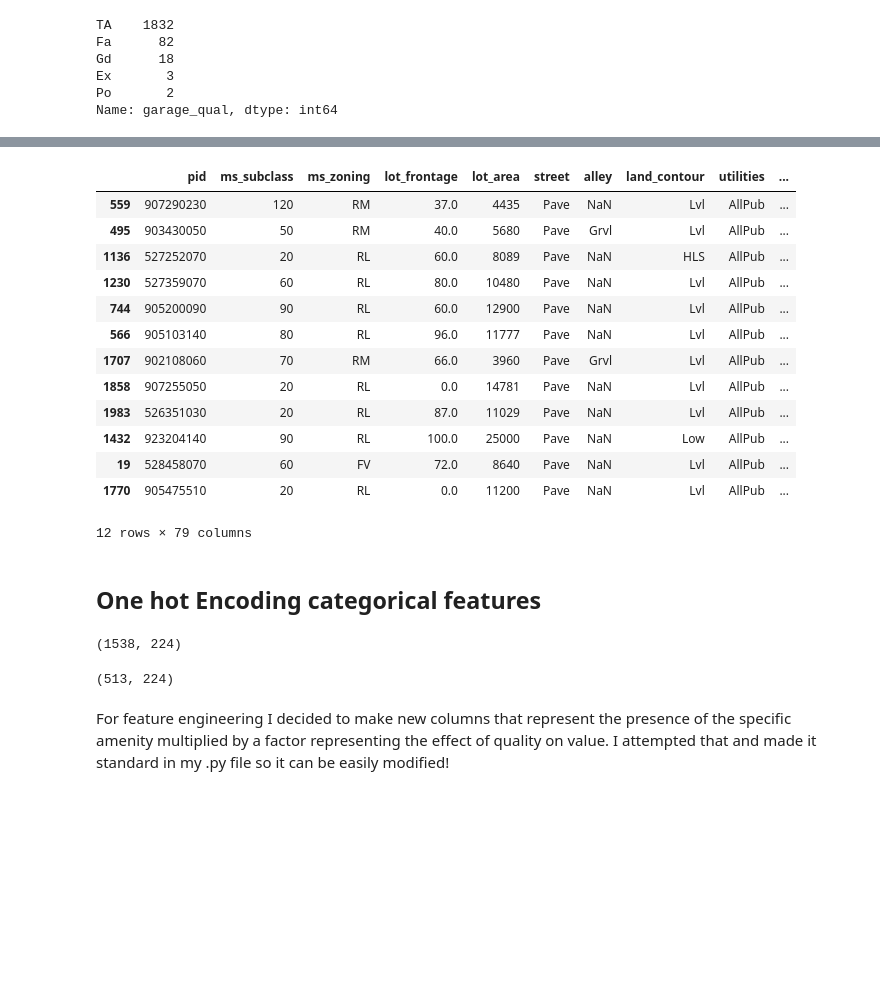
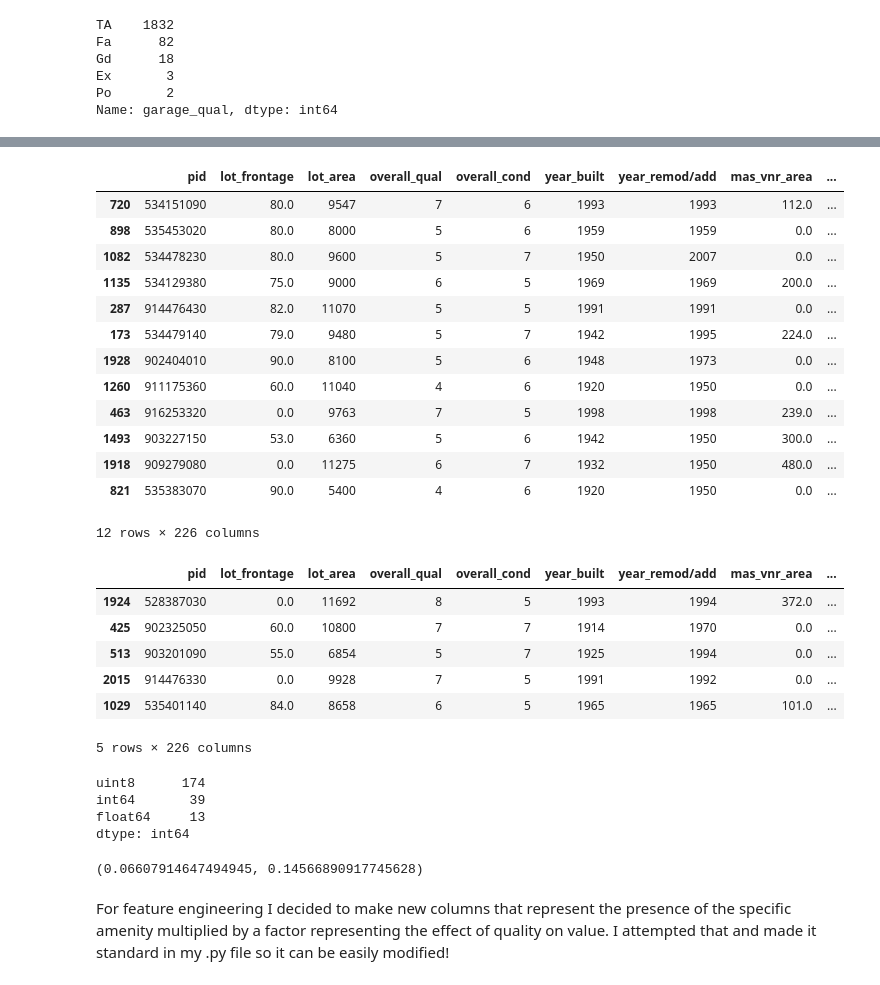
Before and after one commit to seanhulseman/Ames-Housing-Price-Prediction, a Jupyter notebook: code/ames_housing_project.ipynb, the cells around one changed output, grey strips where cells are left out. Cells and saved outputs as stored; diff of their text form; code cells hidden in the pictures; blank space fills up the shorter version.

```diff
--- a/code/ames_housing_project.ipynb
+++ b/code/ames_housing_project.ipynb
@@ -95,4 +157,5 @@ Name: garage_qual, dtype: int64
 # %%
 df1 = map_home(df.drop(columns=['saleprice']))
 df2 = numeric_houses(df1)
+df3 = dummy_houses(df2)
 # %%
@@ -120,18 +172,18 @@ Index(['pid', 'ms_subclass', 'ms_zoning', 'lot_frontage', 'lot_area', 'street',
 # %%
-df2.sample(12)
+df3.sample(12)
 # %% [output]
-|  | pid | ms_subclass | ms_zoning | lot_frontage | lot_area | street | alley | land_contour | utilities | ... |
-| 559 | 907290230 | 120 | RM | 37.0 | 4435 | Pave | NaN | Lvl | AllPub | ... |
-| 495 | 903430050 | 50 | RM | 40.0 | 5680 | Pave | Grvl | Lvl | AllPub | ... |
-| 1136 | 527252070 | 20 | RL | 60.0 | 8089 | Pave | NaN | HLS | AllPub | ... |
-| 1230 | 527359070 | 60 | RL | 80.0 | 10480 | Pave | NaN | Lvl | AllPub | ... |
-| 744 | 905200090 | 90 | RL | 60.0 | 12900 | Pave | NaN | Lvl | AllPub | ... |
-| 566 | 905103140 | 80 | RL | 96.0 | 11777 | Pave | NaN | Lvl | AllPub | ... |
-| 1707 | 902108060 | 70 | RM | 66.0 | 3960 | Pave | Grvl | Lvl | AllPub | ... |
-| 1858 | 907255050 | 20 | RL | 0.0 | 14781 | Pave | NaN | Lvl | AllPub | ... |
-| 1983 | 526351030 | 20 | RL | 87.0 | 11029 | Pave | NaN | Lvl | AllPub | ... |
-| 1432 | 923204140 | 90 | RL | 100.0 | 25000 | Pave | NaN | Low | AllPub | ... |
-| 19 | 528458070 | 60 | FV | 72.0 | 8640 | Pave | NaN | Lvl | AllPub | ... |
-| 1770 | 905475510 | 20 | RL | 0.0 | 11200 | Pave | NaN | Lvl | AllPub | ... |
+|  | pid | lot_frontage | lot_area | overall_qual | overall_cond | year_built | year_remod/add | mas_vnr_area | ... |
+| 720 | 534151090 | 80.0 | 9547 | 7 | 6 | 1993 | 1993 | 112.0 | ... |
+| 898 | 535453020 | 80.0 | 8000 | 5 | 6 | 1959 | 1959 | 0.0 | ... |
+| 1082 | 534478230 | 80.0 | 9600 | 5 | 7 | 1950 | 2007 | 0.0 | ... |
+| 1135 | 534129380 | 75.0 | 9000 | 6 | 5 | 1969 | 1969 | 200.0 | ... |
+| 287 | 914476430 | 82.0 | 11070 | 5 | 5 | 1991 | 1991 | 0.0 | ... |
+| 173 | 534479140 | 79.0 | 9480 | 5 | 7 | 1942 | 1995 | 224.0 | ... |
+| 1928 | 902404010 | 90.0 | 8100 | 5 | 6 | 1948 | 1973 | 0.0 | ... |
+| 1260 | 911175360 | 60.0 | 11040 | 4 | 6 | 1920 | 1950 | 0.0 | ... |
+| 463 | 916253320 | 0.0 | 9763 | 7 | 5 | 1998 | 1998 | 239.0 | ... |
+| 1493 | 903227150 | 53.0 | 6360 | 5 | 6 | 1942 | 1950 | 300.0 | ... |
+| 1918 | 909279080 | 0.0 | 11275 | 6 | 7 | 1932 | 1950 | 480.0 | ... |
+| 821 | 535383070 | 90.0 | 5400 | 4 | 6 | 1920 | 1950 | 0.0 | ... |
-12 rows × 79 columns
+12 rows × 226 columns
 # %%
@@ -139,4 +191,2 @@ X = df2.copy()
 # %%
 X_train,X_test,y_train,y_test = train_test_split(X,df['saleprice'],random_state=512)
-# %% [markdown]
-## One hot Encoding categorical features
@@ -155,11 +193,42 @@ X_test_dummy = pd.DataFrame(ct.transform(X_test),columns=ct.get_feature_names_ou
-# %%
-X_train_dummy.shape
-# %% [output]
-(1538, 224)
-# %%
-X_test_dummy.shape
-# %% [output]
-(513, 224)
+# %%
+X_train.head()
+# %% [output]
+|  | pid | lot_frontage | lot_area | overall_qual | overall_cond | year_built | year_remod/add | mas_vnr_area | ... |
+| 1924 | 528387030 | 0.0 | 11692 | 8 | 5 | 1993 | 1994 | 372.0 | ... |
+| 425 | 902325050 | 60.0 | 10800 | 7 | 7 | 1914 | 1970 | 0.0 | ... |
+| 513 | 903201090 | 55.0 | 6854 | 5 | 7 | 1925 | 1994 | 0.0 | ... |
+| 2015 | 914476330 | 0.0 | 9928 | 7 | 5 | 1991 | 1992 | 0.0 | ... |
+| 1029 | 535401140 | 84.0 | 8658 | 6 | 5 | 1965 | 1965 | 101.0 | ... |
+5 rows × 226 columns
+# %%
+X_train.dtypes.value_counts()
+# %% [output]
+uint8      174
+int64       39
+float64     13
+dtype: int64
+# %%
+# Create a Random Forest Regressor object without changing any parameters
+rf = RandomForestRegressor()
+
+# Fit the model to the training data
+rf.fit(X_train, y_train)
+
+# Predict on the training data
+y_train_pred = rf.predict(X_train)
+
+# Predict on the test data
+y_test_pred = rf.predict(X_test)
+
+# Calculate the training RMSE
+train_rmse = np.sqrt(metrics.mean_squared_log_error(y_train, y_train_pred))
+
+# Calculate the testing RMSE
+test_rmse = np.sqrt(metrics.mean_squared_log_error(y_test, y_test_pred))
+
+train_rmse, test_rmse
+# %% [output]
+(0.06607914647494945, 0.14566890917745628)
 # %% [markdown]
 For feature engineering I decided to make new columns that represent the presence of the specific amenity multiplied by a factor representing the effect of quality on value. I attempted that and made it standard in my .py file so it can be easily modified!
 # %%
```
Also changed, not shown: parts of 34 cells of this notebook, 9 other files.
